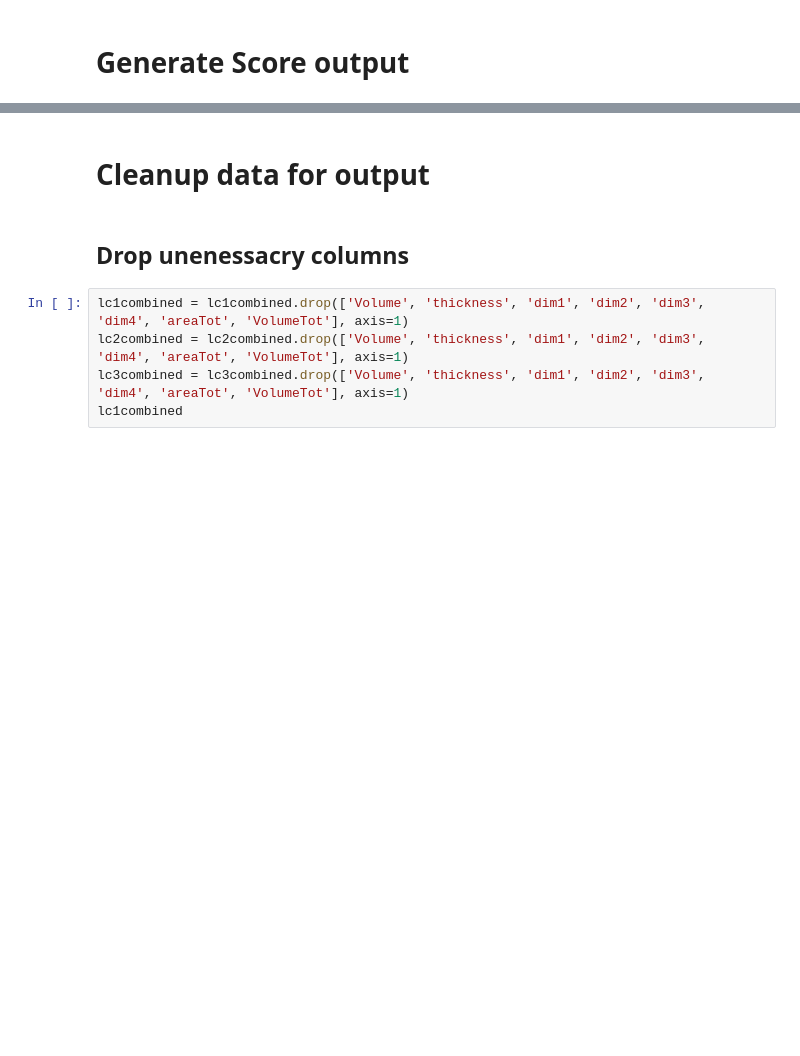
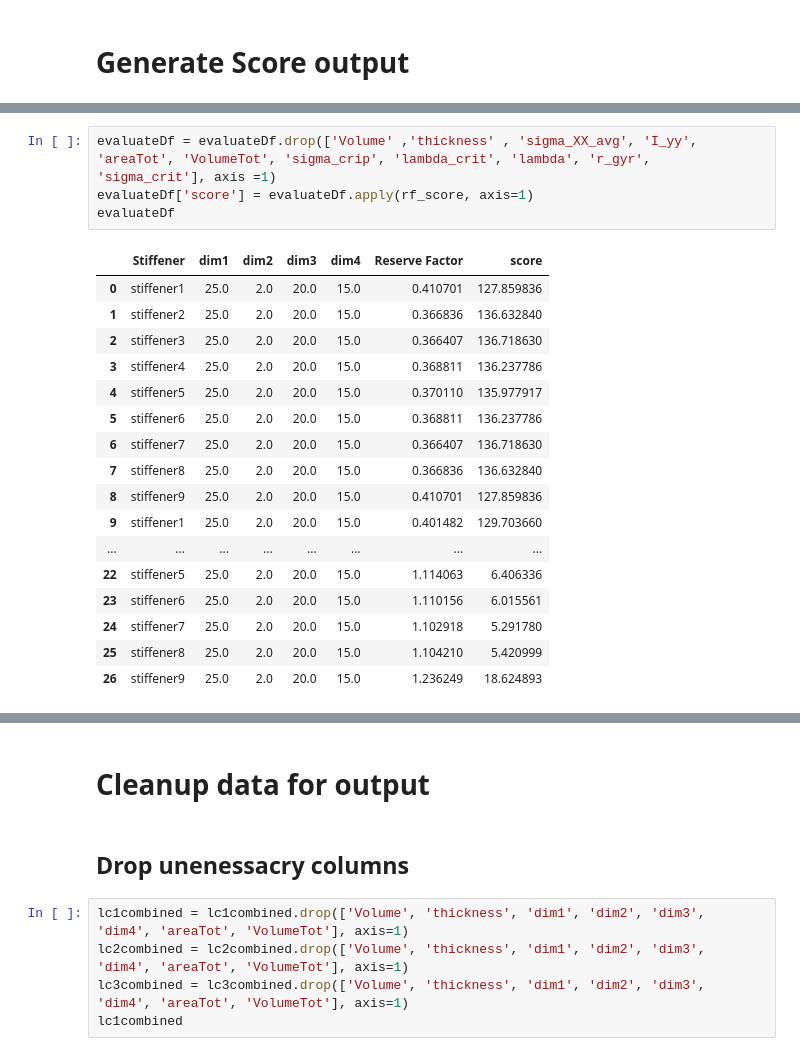
Before and after one commit to fabianober/tum-ase-project-2025-1_2, a Jupyter notebook: prototyping_notebooks/task_1f.ipynb, the cells around one changed output, grey strips where cells are left out. Saved outputs shown, nothing was run; the diff lists cells and outputs as text; blank space fills up the shorter version.

Commit message:
Finished evaluation of stringer score

```diff
--- a/prototyping_notebooks/task_1f.ipynb
+++ b/prototyping_notebooks/task_1f.ipynb
@@ -429,0 +459,22 @@ lc1combined
+# %%
+evaluateDf = evaluateDf.drop(['Volume' ,'thickness' , 'sigma_XX_avg', 'I_yy',  'areaTot', 'VolumeTot', 'sigma_crip', 'lambda_crit', 'lambda', 'r_gyr', 'sigma_crit'], axis =1)
+evaluateDf['score'] = evaluateDf.apply(rf_score, axis=1)
+evaluateDf
+# %% [output]
+|  | Stiffener | dim1 | dim2 | dim3 | dim4 | Reserve Factor | score |
+| 0 | stiffener1 | 25.0 | 2.0 | 20.0 | 15.0 | 0.410701 | 127.859836 |
+| 1 | stiffener2 | 25.0 | 2.0 | 20.0 | 15.0 | 0.366836 | 136.632840 |
+| 2 | stiffener3 | 25.0 | 2.0 | 20.0 | 15.0 | 0.366407 | 136.718630 |
+| 3 | stiffener4 | 25.0 | 2.0 | 20.0 | 15.0 | 0.368811 | 136.237786 |
+| 4 | stiffener5 | 25.0 | 2.0 | 20.0 | 15.0 | 0.370110 | 135.977917 |
+| 5 | stiffener6 | 25.0 | 2.0 | 20.0 | 15.0 | 0.368811 | 136.237786 |
+| 6 | stiffener7 | 25.0 | 2.0 | 20.0 | 15.0 | 0.366407 | 136.718630 |
+| 7 | stiffener8 | 25.0 | 2.0 | 20.0 | 15.0 | 0.366836 | 136.632840 |
+| 8 | stiffener9 | 25.0 | 2.0 | 20.0 | 15.0 | 0.410701 | 127.859836 |
+| 9 | stiffener1 | 25.0 | 2.0 | 20.0 | 15.0 | 0.401482 | 129.703660 |
+| ... | ... | ... | ... | ... | ... | ... | ... |
+| 22 | stiffener5 | 25.0 | 2.0 | 20.0 | 15.0 | 1.114063 | 6.406336 |
+| 23 | stiffener6 | 25.0 | 2.0 | 20.0 | 15.0 | 1.110156 | 6.015561 |
+| 24 | stiffener7 | 25.0 | 2.0 | 20.0 | 15.0 | 1.102918 | 5.291780 |
+| 25 | stiffener8 | 25.0 | 2.0 | 20.0 | 15.0 | 1.104210 | 5.420999 |
+| 26 | stiffener9 | 25.0 | 2.0 | 20.0 | 15.0 | 1.236249 | 18.624893 |
```
Also changed, not shown: parts of 6 cells of this notebook, 1 other file.
